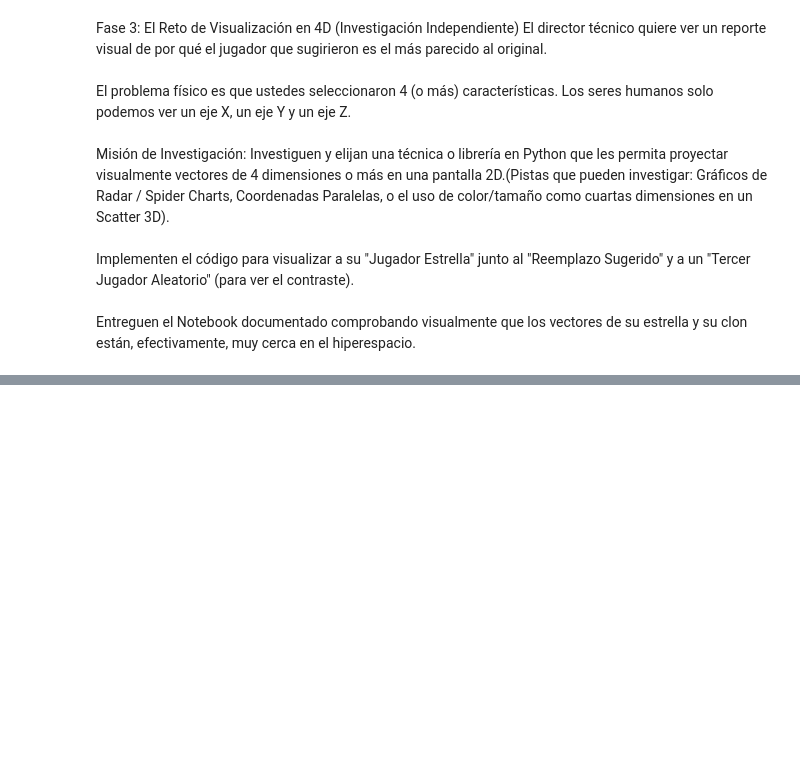
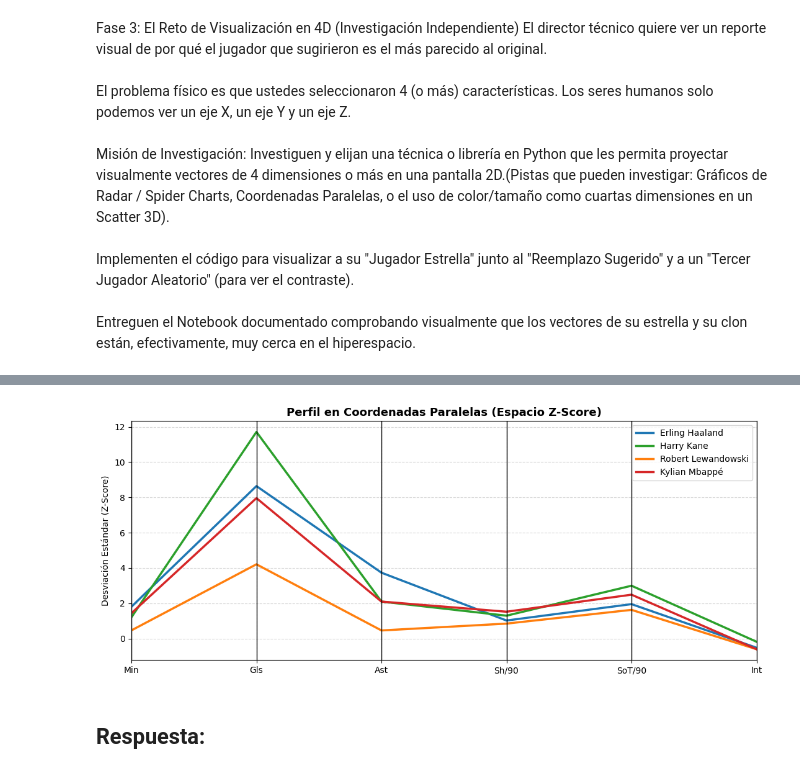
Before and after one commit to jcpd2806/data-mining, a Jupyter notebook: parcial-2/scoutingGeomeetrico.ipynb, the cells around one changed output, grey strips where cells are left out. Saved outputs shown, nothing was run; the diff lists cells and outputs as text; code cells hidden in the pictures; blank space fills up the shorter version.

Commit message:
Scouting Geometrico

```diff
--- a/parcial-2/scoutingGeomeetrico.ipynb
+++ b/parcial-2/scoutingGeomeetrico.ipynb
@@ -49,0 +111,23 @@ Análisis Crítico: ¿El algoritmo sugirió al mismo jugador en ambos casos? Com
+# %%
+def custom_manhattan_distance(u, v):
+    return np.sum(np.abs(u - v))
+
+X_matrix = df_scaled[features].values
+
+eucl_distance = np.sqrt(np.sum((X_matrix - star_vector)**2, axis=1))
+
+manhattan_distance = np.array([custom_manhattan_distance(row, star_vector) for row in X_matrix])
+
+df_res = df.copy()
+df_res['Dis_Euclidean'] = eucl_distance
+df_res['Manhattan_Distance'] = manhattan_distance
+
+candidates = df_res[df_res[player_col] != star_name]
+
+clone_euclidean = candidates.sort_values(by='Dis_Euclidean').iloc[0]
+clone_manhattan = candidates.sort_values(by='Manhattan_Distance').iloc[0]
+
+print(f"Scouting: \n ")
+print(f"Jugador Estrella: {star_name} \n")
+print(f"Jugador Euclidean: \n{clone_euclidean} \n")
+print(f"Jugador Manhattan: \n{clone_manhattan} \n")
@@ -61,0 +205,19 @@ Entreguen el Notebook documentado comprobando visualmente que los vectores de su
+# %%
+df_viz = df_scaled.copy()
+df_viz[player_col] = df[player_col]
+
+players_to_show = [star_name, clone_euclidean[player_col], clone_manhattan[player_col], contrast_name]
+df_subset = df_viz[df_viz[player_col].isin(players_to_show)]
+
+plt.figure(figsize=(13, 5))
+
+pd.plotting.parallel_coordinates(df_subset, player_col, color=['#1f77b4', '#2ca02c', '#ff7f0e', '#d62728'], linewidth=2.5)
+plt.title("Perfil en Coordenadas Paralelas (Espacio Z-Score)", size=13, weight='bold')
+
+plt.ylabel("Desviación Estándar (Z-Score)")
+plt.grid(True, linestyle='--', alpha=0.5)
+plt.show()
+# %% [output]
+[figure, added]
+# %% [markdown]
+## Respuesta:
```
Also changed, not shown: parts of 7 cells of this notebook.
